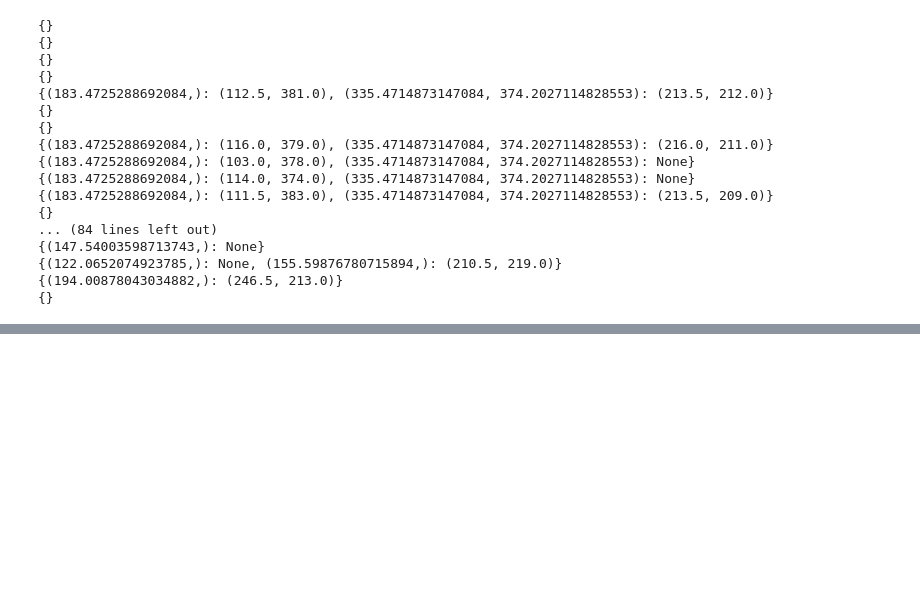
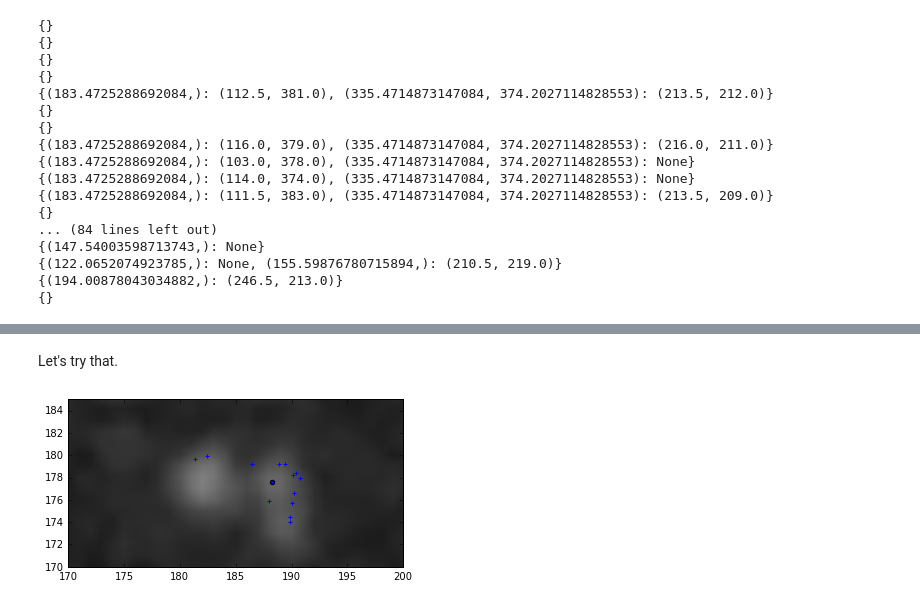
Before and after one commit to chengsoonong/crowdastro, a Jupyter notebook: notebooks/12_labels.ipynb, the cells around one changed output, grey strips where cells are left out. Cells and saved outputs as stored; diff of their text form; code cells hidden in the pictures; blank space fills up the shorter version.

```diff
--- a/notebooks/12_labels.ipynb
+++ b/notebooks/12_labels.ipynb
@@ -140,0 +238,15 @@ Given these simplified
+# %% [markdown]
+Let's try that.
+# %%
+xs = [a[0] * crowdastro.config.get('click_to_fits_x') for a in radio_consensus_classifications[b'\xe3\x0c}?']]
+ys = [crowdastro.config.get('fits_image_height') - a[1] * crowdastro.config.get('click_to_fits_y')
+      for a in radio_consensus_classifications[b'\xe3\x0c}?']]
+points = numpy.vstack([numpy.array(xs), numpy.array(ys)])
+crowdastro.show.ir(subject)
+matplotlib.pyplot.xlim((170, 200))
+matplotlib.pyplot.ylim((170, 185))
+matplotlib.pyplot.scatter(xs, ys, marker='+')
+matplotlib.pyplot.scatter(*pg_means(points.T, significance=0.02).means_.T)
+matplotlib.pyplot.show()
+# %% [output]
+[figure, added]
```
Also changed, not shown: parts of 17 cells of this notebook, 3 other files.
